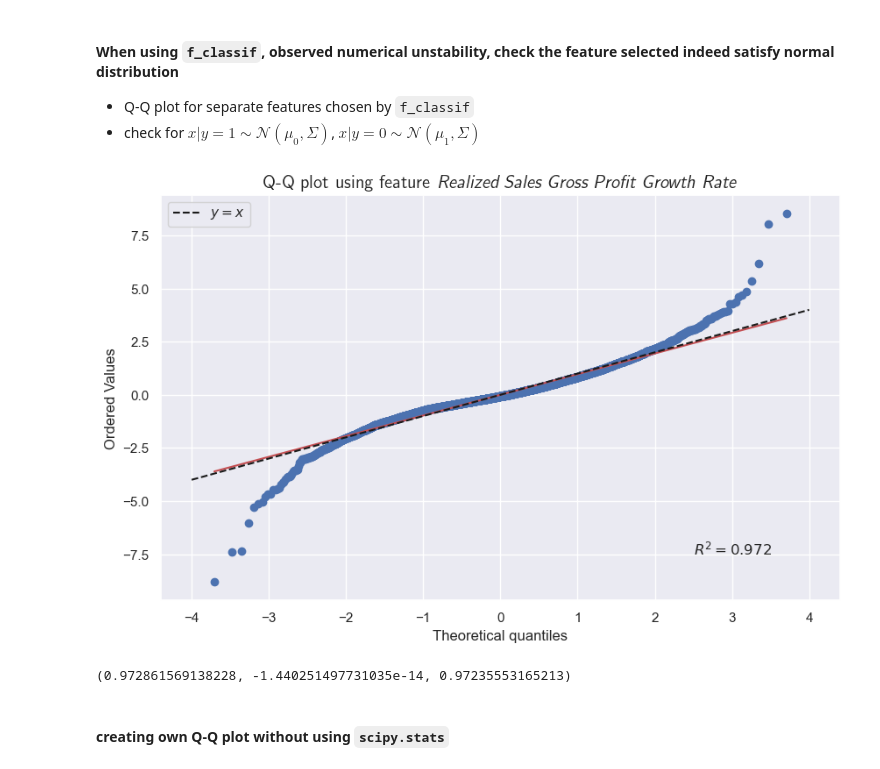
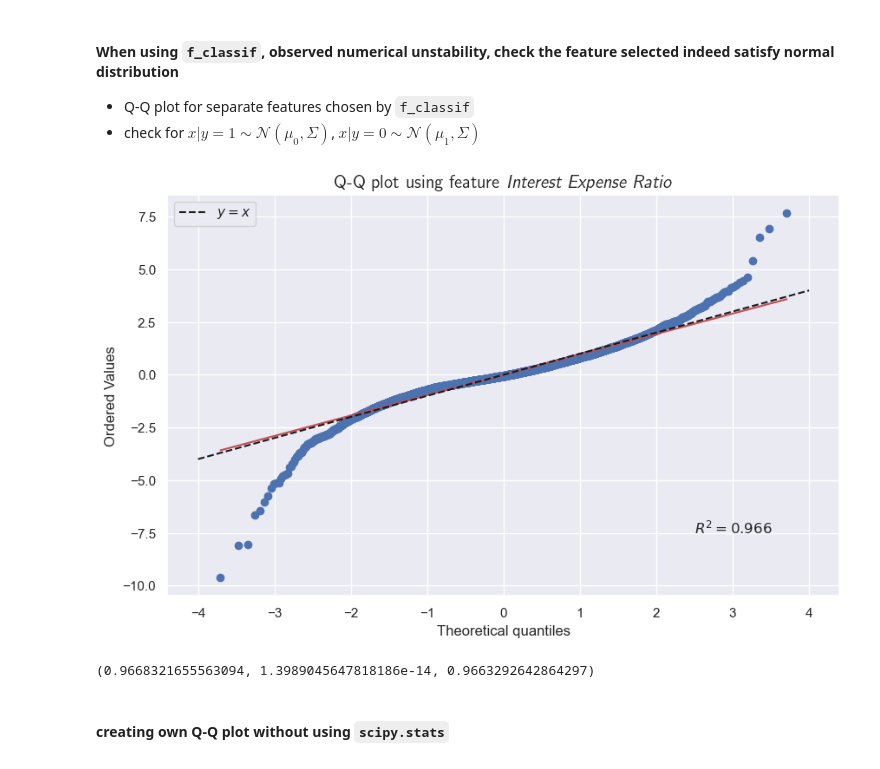
Before and after one commit to Mr-Wonderfool/Company-Bankruptcy-Prediction, a Jupyter notebook: models/visualization.ipynb, the cells around one changed output. Drawn from its saved outputs; the diff is of its cells as text; code cells hidden in the pictures.

```diff
--- a/models/visualization.ipynb
+++ b/models/visualization.ipynb
@@ -77,4 +78,4 @@ selector.plot()
 # %%
 selector = UniVarSelector(data_X, data_Y, percent=30, method='mutual_info_classif')
-features_mutual_info = selector.fit()
+features_mutual_info, index = selector.fit()
 # %%
@@ -115,20 +115,20 @@ neg, pos = scaler.fit_transform(neg), scaler.fit_transform(pos)
 # %%
 # Q - Q plot to test for normality
 fig = plt.figure(figsize=(10,6))
 ax = fig.add_subplot(1,1,1)
-ax.text(2.5, -7.5, r"$R^2=0.972$")
-_, fit_params = stats.probplot(neg[:, 0], dist='norm', plot=plt)
-ax.set_title(r"Q-Q plot using feature \textit{Realized Sales Gross Profit Growth Rate}", usetex=True, size=15)
+ax.text(2.5, -7.5, r"$R^2=0.966$")
+_, fit_params = stats.probplot(neg[:, 1], dist='norm', plot=plt)
+ax.set_title(r"Q-Q plot using feature \textit{Interest Expense Ratio}", usetex=True, size=15)
 plt.plot(np.linspace(-4, 4, 50), np.linspace(-4, 4, 50),
         color='k', linestyle='--', label=r'$y=x$') # y=x
 plt.legend()
-plt.savefig('../thesis/images/qqplot_profit_per_sale.png', dpi=200)
+plt.savefig('../thesis/images/qqplot_interest_expense_ratio.png', dpi=200)
 # %% [output]
-[figure, old version]
+[figure, new version]
 # %%
 fit_params
 # %% [output]
-(0.972861569138228, -1.440251497731035e-14, 0.97235553165213)
+(0.9668321655563094, 1.3989045647818186e-14, 0.9663292642864297)
 # %% [markdown]
 #### creating own Q-Q plot without using `scipy.stats`
 # %%
```
Also changed, not shown: parts of 3 cells of this notebook, 22 other files.
